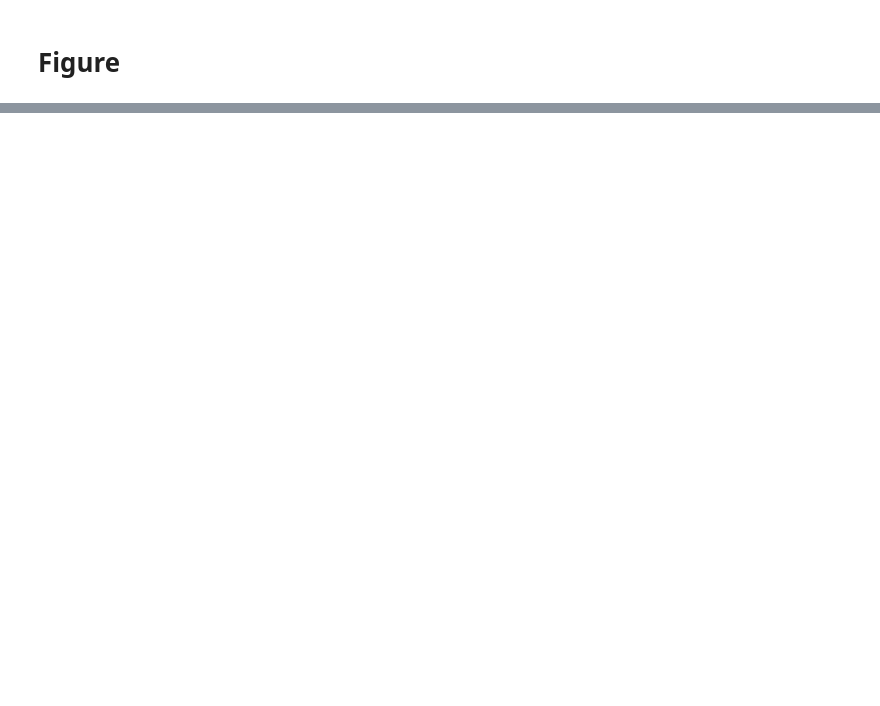
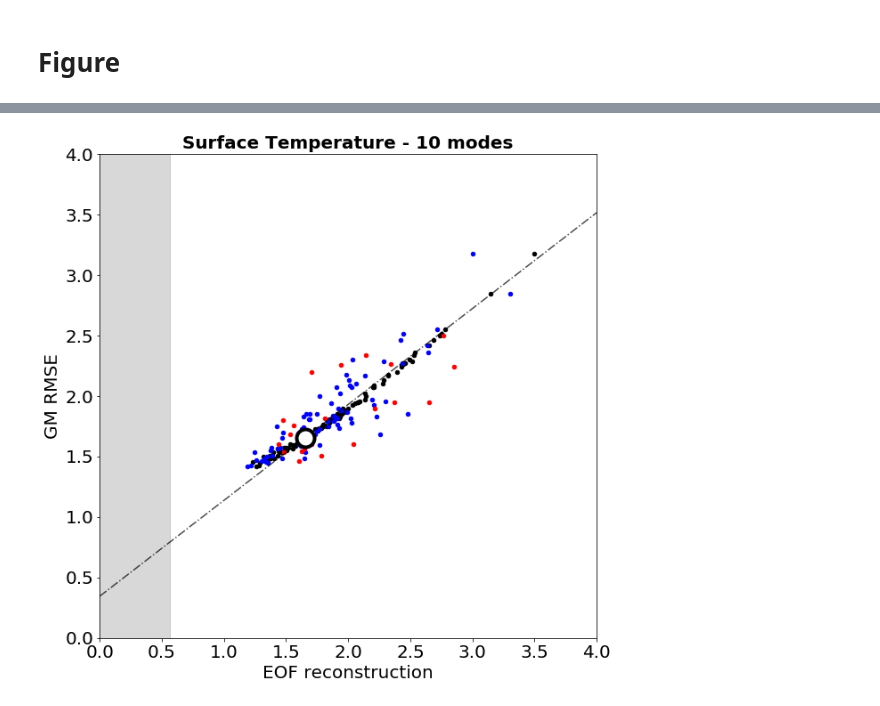
Before and after one commit to speatier/CNRMppe_error_decomposition, a Jupyter notebook: Figure3_tas.ipynb, the cells around one changed output, grey strips where cells are left out. Drawn from its saved outputs; the diff is of its cells as text; code cells hidden in the pictures; blank space fills up the shorter version.

Commit message:
save 06/09/2021

```diff
--- a/Figure3_tas.ipynb
+++ b/Figure3_tas.ipynb
@@ -503,0 +515,49 @@ plt.show()
+# %%
+plt.figure(figsize=(10, 10))
+
+
+ax = plt.gca()
+#ax2 = ax.twinx()
+
+
+ax.axvspan(0, Unresolved, alpha=0.3, color='gray')
+ax.plot(range(0,6,1), line, linestyle="-.", alpha=0.7,  color='black')
+# ------- PLOT p1 sur la figure : work in progress --------
+ax.plot(p1_vec[1], p1_vec[0], marker='o', color='white', markeredgecolor='black', markeredgewidth=4,
+        markersize=20)
+#---------------------------
+df_fig.plot(kind='scatter', x='test', y='ej', color = 'black', alpha=1, ax=ax)
+df_fig_pred.plot(kind='scatter', x='test', y='ej', color = 'blue', alpha=1, ax=ax)
+df_fig_pred_OS.plot(kind='scatter', x='test', y='ej', color = 'red', alpha=1, ax=ax)
+
+#ax.axhline(0, color='k', alpha=0.5)
+#ax.set_ylim(0, 1.1)
+ax.set_xlabel('EOF reconstruction', size = 20)
+ax.set_ylabel('GM RMSE', size = 20)
+ax.set_title('Surface Temperature - '+str(neofs)+' modes', fontsize=20,
+             fontweight = 'bold')
+#ax.set_xscale('log')
+ax.tick_params(axis='y', which='major', labelsize=20)
+ax.tick_params(axis='x', which='major', labelsize=20)
+
+plt.xlim([0, 4])
+plt.ylim([0, 4])
+
+# Legend .................
+
+#legend = [ 'Correlation', 'Unresolved fraction']
+#ax.get_legend().remove()
+#ax.legend(legend, fontsize=25, bbox_to_anchor=(1.65, 0.83)) #bbox_to_anchor=(1.05, 1)
+#fig.subplots_adjust(right=0.8)
+
+# Grid .................
+#ax.grid(True, which="both", axis='x')
+
+# Save la figure .................
+plt.savefig("/data/home/globc/peatier/figures/Fig3_"+variable+"_"+str(neofs)+"modes.png",
+            orientation='portrait', bbox_inches='tight', pad_inches=0.1)
+
+# Show la figure .................
+plt.show()
+# %% [output]
+[figure, added]
```
Also changed, not shown: parts of 17 cells of this notebook, 5 other files.
